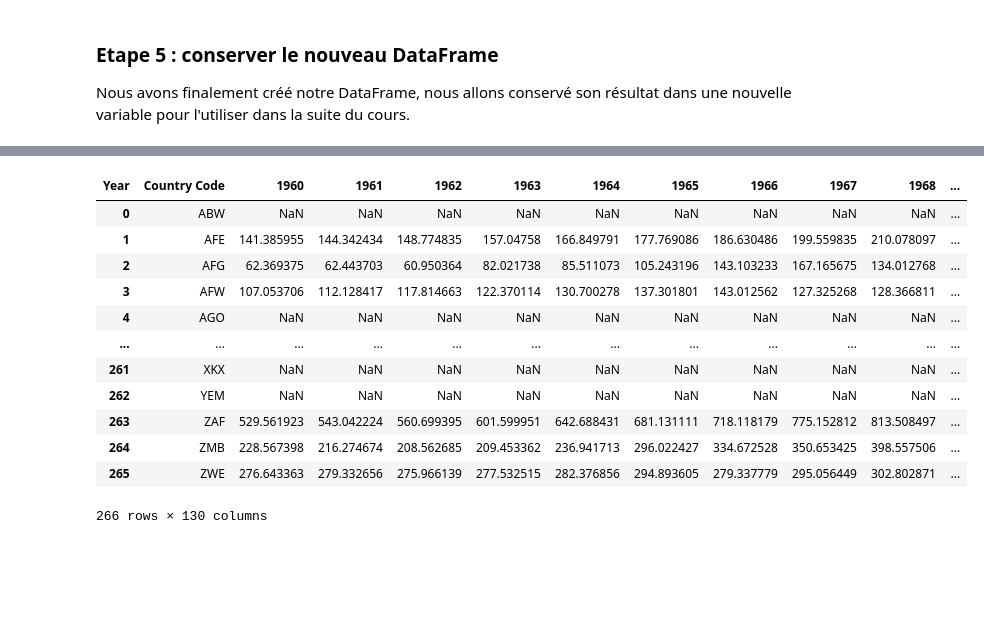
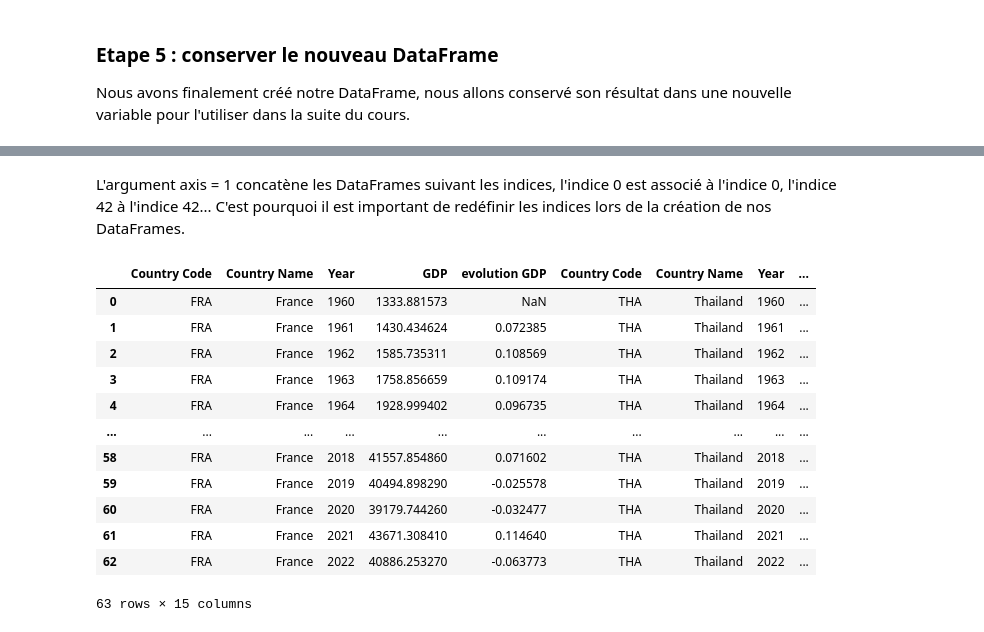
Before and after one commit to Mael-J/python-lesson, a Jupyter notebook: II - Pandas/II5 - Pivoter.ipynb, the cells around one changed output, grey strips where cells are left out. Drawn from its saved outputs; the diff is of its cells as text; code cells hidden in the pictures; blank space fills up the shorter version.

```diff
--- a/II - Pandas/II5 - Pivoter.ipynb
+++ b/II - Pandas/II5 - Pivoter.ipynb
@@ -191,0 +266,5 @@ df_pivot
+# %%
+# DataFrame 1 : France
+df_france = df_stack.loc[df_stack["Country Code"] == 'FRA']
+# aperçu du DataFrame
+df_france.head(5)
@@ -191,0 +278,5 @@ df_pivot
+# %%
+# DataFrame 2 : Thailande
+df_thailand = df_stack.loc[df_stack["Country Code"] == 'THA']
+# aperçu du DataFrame
+df_thailand.head(5)
@@ -191,0 +290,5 @@ df_pivot
+# %%
+# DataFrame 3 : Chili
+df_chile = df_stack.loc[df_stack["Country Code"] == 'CHL']
+# aperçu du DataFrame
+df_chile.head(5)
@@ -192,16 +321,25 @@ df_pivot
+# %% [markdown]
+L'argument axis = 1 concatène les DataFrames suivant les indices, l'indice 0 est associé à l'indice 0, l'indice 42 à l'indice 42... C'est pourquoi il est important de redéfinir les indices lors de la création de nos DataFrames.
+# %%
+# rédéfini les indices du DataFrame France
+df_france = df_france.reset_index(drop=True)
+# rédéfini les indices du DataFrame Thailande
+df_thailand = df_thailand.reset_index(drop=True)
+# rédéfini les indices deu DataFrame Chili
+df_chile = df_chile.reset_index(drop=True)
 # %%
-pd.concat([df_pivot,df_pivot], axis=1)
+pd.concat([df_france, df_thailand, df_chile], axis=1)
 # %% [output]
-| Year | Country Code | 1960 | 1961 | 1962 | 1963 | 1964 | 1965 | 1966 | 1967 | 1968 | ... |
-| 0 | ABW | NaN | NaN | NaN | NaN | NaN | NaN | NaN | NaN | NaN | ... |
-| 1 | AFE | 141.385955 | 144.342434 | 148.774835 | 157.04758 | 166.849791 | 177.769086 | 186.630486 | 199.559835 | 210.078097 | ... |
-| 2 | AFG | 62.369375 | 62.443703 | 60.950364 | 82.021738 | 85.511073 | 105.243196 | 143.103233 | 167.165675 | 134.012768 | ... |
-| 3 | AFW | 107.053706 | 112.128417 | 117.814663 | 122.370114 | 130.700278 | 137.301801 | 143.012562 | 127.325268 | 128.366811 | ... |
-| 4 | AGO | NaN | NaN | NaN | NaN | NaN | NaN | NaN | NaN | NaN | ... |
-| ... | ... | ... | ... | ... | ... | ... | ... | ... | ... | ... | ... |
-| 261 | XKX | NaN | NaN | NaN | NaN | NaN | NaN | NaN | NaN | NaN | ... |
-| 262 | YEM | NaN | NaN | NaN | NaN | NaN | NaN | NaN | NaN | NaN | ... |
-| 263 | ZAF | 529.561923 | 543.042224 | 560.699395 | 601.599951 | 642.688431 | 681.131111 | 718.118179 | 775.152812 | 813.508497 | ... |
-| 264 | ZMB | 228.567398 | 216.274674 | 208.562685 | 209.453362 | 236.941713 | 296.022427 | 334.672528 | 350.653425 | 398.557506 | ... |
-| 265 | ZWE | 276.643363 | 279.332656 | 275.966139 | 277.532515 | 282.376856 | 294.893605 | 279.337779 | 295.056449 | 302.802871 | ... |
+|  | Country Code | Country Name | Year | GDP | evolution GDP | Country Code | Country Name | Year | ... |
+| 0 | FRA | France | 1960 | 1333.881573 | NaN | THA | Thailand | 1960 | ... |
+| 1 | FRA | France | 1961 | 1430.434624 | 0.072385 | THA | Thailand | 1961 | ... |
+| 2 | FRA | France | 1962 | 1585.735311 | 0.108569 | THA | Thailand | 1962 | ... |
+| 3 | FRA | France | 1963 | 1758.856659 | 0.109174 | THA | Thailand | 1963 | ... |
+| 4 | FRA | France | 1964 | 1928.999402 | 0.096735 | THA | Thailand | 1964 | ... |
+| ... | ... | ... | ... | ... | ... | ... | ... | ... | ... |
+| 58 | FRA | France | 2018 | 41557.854860 | 0.071602 | THA | Thailand | 2018 | ... |
+| 59 | FRA | France | 2019 | 40494.898290 | -0.025578 | THA | Thailand | 2019 | ... |
+| 60 | FRA | France | 2020 | 39179.744260 | -0.032477 | THA | Thailand | 2020 | ... |
+| 61 | FRA | France | 2021 | 43671.308410 | 0.114640 | THA | Thailand | 2021 | ... |
+| 62 | FRA | France | 2022 | 40886.253270 | -0.063773 | THA | Thailand | 2022 | ... |
-266 rows × 130 columns
+63 rows × 15 columns
```
Also changed, not shown: parts of 22 cells of this notebook, 4 other files.
